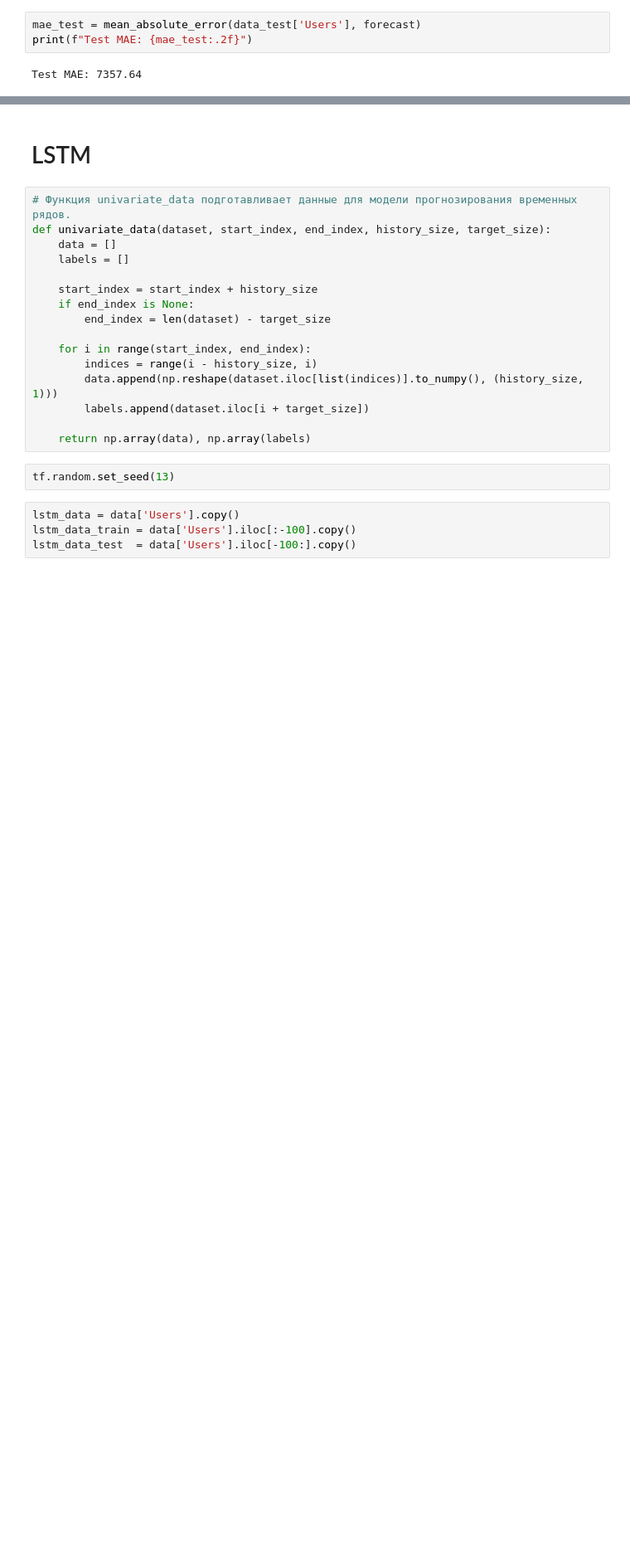
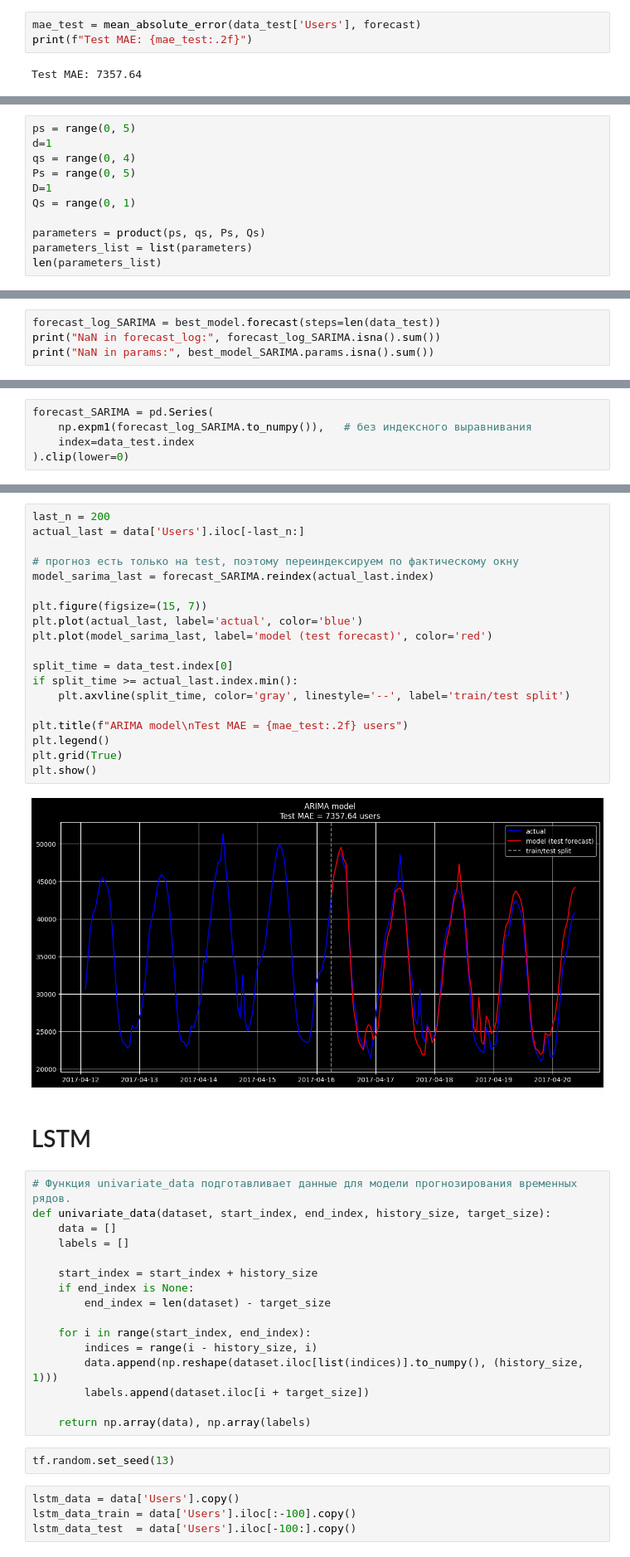
Before and after one commit to EmilBBbbbbbb/ARIMA_vs_LSTM, a Jupyter notebook: ARIMA_vs_LSTM.ipynb, the cells around one changed output, grey strips where cells are left out. Shown at 83% size. Drawn from its saved outputs; the diff is of its cells as text; blank space fills up the shorter version.

Commit message:
add SARIMA

```diff
--- a/ARIMA_vs_LSTM.ipynb
+++ b/ARIMA_vs_LSTM.ipynb
@@ -268,0 +273,11 @@ plt.show()
+# %%
+ps = range(0, 5)
+d=1
+qs = range(0, 4)
+Ps = range(0, 5)
+D=1
+Qs = range(0, 1)
+
+parameters = product(ps, qs, Ps, Qs)
+parameters_list = list(parameters)
+len(parameters_list)
@@ -268,0 +336,4 @@ plt.show()
+# %%
+forecast_log_SARIMA = best_model.forecast(steps=len(data_test))
+print("NaN in forecast_log:", forecast_log_SARIMA.isna().sum())
+print("NaN in params:", best_model_SARIMA.params.isna().sum())
@@ -268,0 +343,5 @@ plt.show()
+# %%
+forecast_SARIMA = pd.Series(
+    np.expm1(forecast_log_SARIMA.to_numpy()),   # без индексного выравнивания
+    index=data_test.index
+).clip(lower=0)
@@ -269,3 +369,24 @@ plt.show()
+# %%
+last_n = 200
+actual_last = data['Users'].iloc[-last_n:]
+
+# прогноз есть только на test, поэтому переиндексируем по фактическому окну
+model_sarima_last = forecast_SARIMA.reindex(actual_last.index)
+
+plt.figure(figsize=(15, 7))
+plt.plot(actual_last, label='actual', color='blue')
+plt.plot(model_sarima_last, label='model (test forecast)', color='red')
+
+split_time = data_test.index[0]
+if split_time >= actual_last.index.min():
+    plt.axvline(split_time, color='gray', linestyle='--', label='train/test split')
+
+plt.title(f"ARIMA model\nTest MAE = {mae_test:.2f} users")
+plt.legend()
+plt.grid(True)
+plt.show()
+# %% [output]
+[figure, added]
 # %% [markdown]
 # LSTM
 # %%
```
Also changed, not shown: parts of 17 cells of this notebook.
